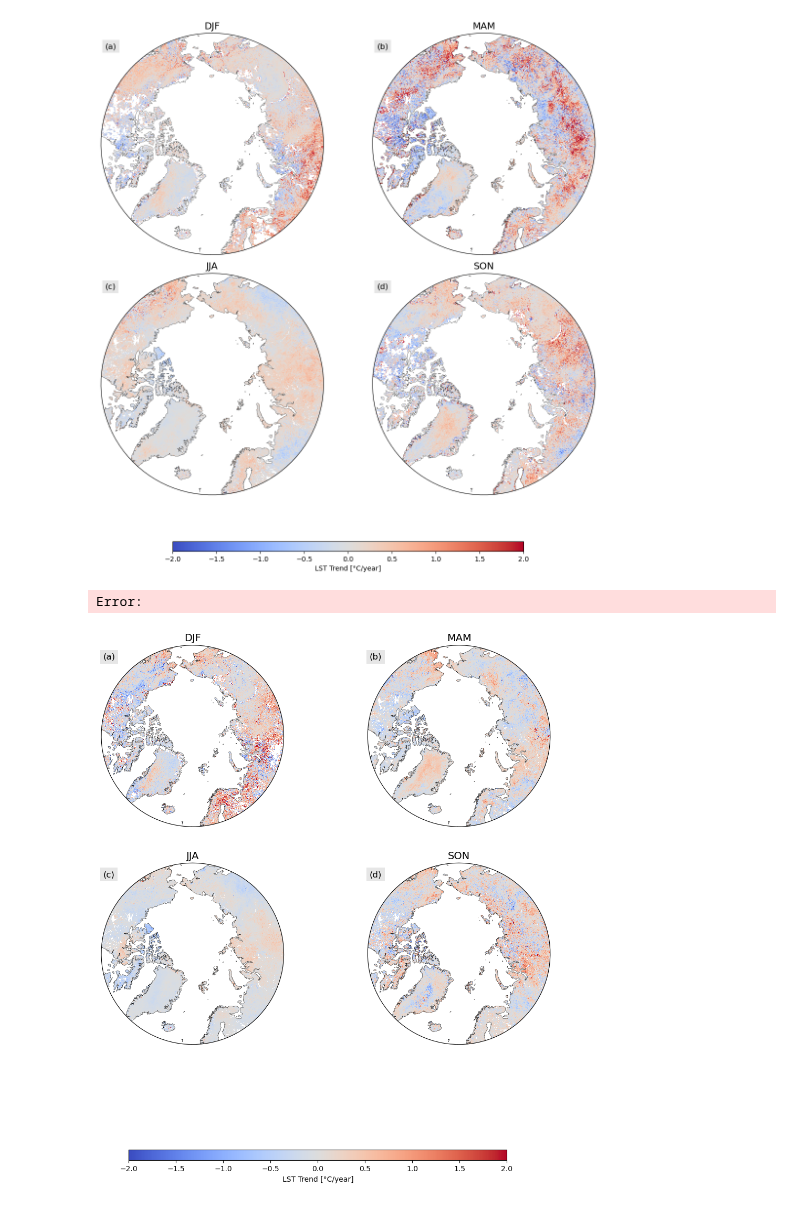
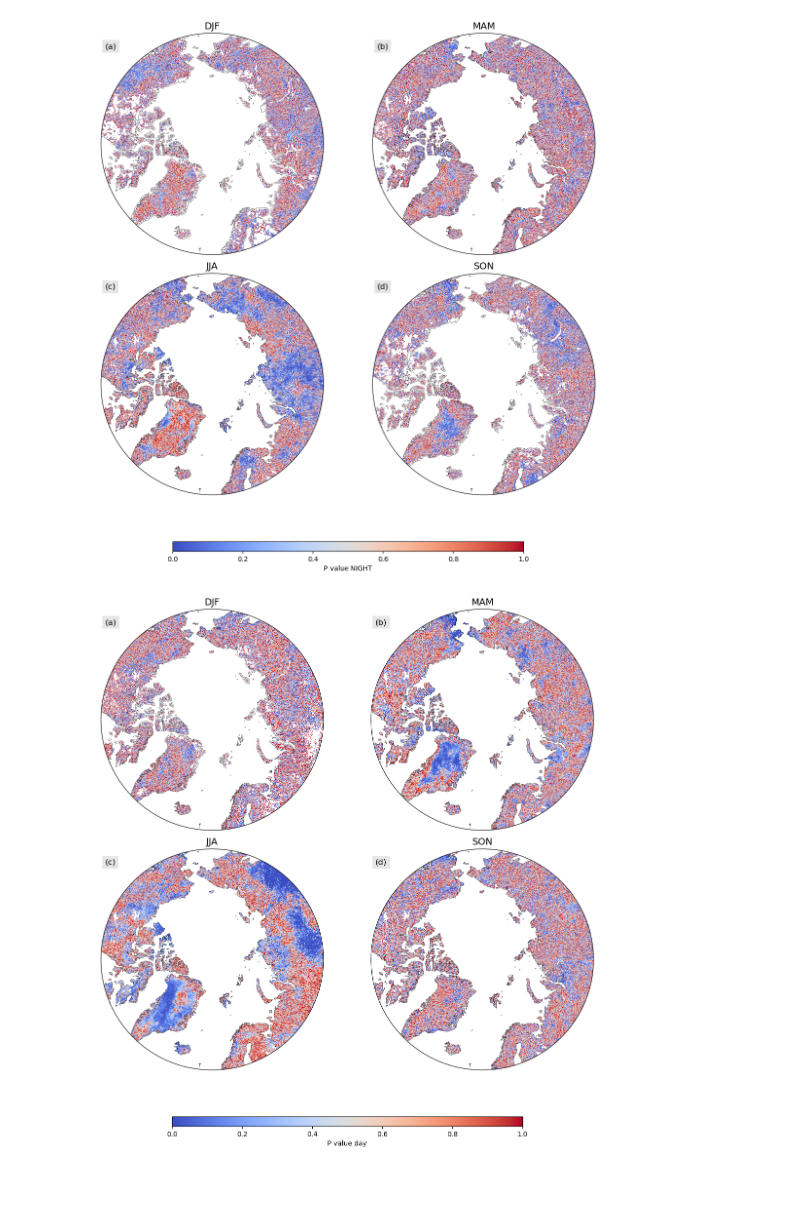
Before and after one commit to soniajdupuis/LST_4_CloudsDyn, a Jupyter notebook: plot_p_val.ipynb, the cells around one changed output. Cells and saved outputs as stored; diff of their text form; code cells hidden in the pictures.

Commit message:
p vals plots

```diff
--- a/plot_p_val.ipynb
+++ b/plot_p_val.ipynb
@@ -18,10 +18,10 @@ import cartopy.crs as ccrs
 # %%
 # --- load datasets ---
 files = {
-    'DJF': xr.open_dataset('winter_trend.nc'),
-    'MAM': xr.open_dataset('spring_trend_night.nc'),
-    'JJA': xr.open_dataset('summer_trend_night.nc'),
-    'SON': xr.open_dataset('fall_trend_night.nc'),
+    'DJF': xr.open_dataset('winter_p_val_night.nc'),
+    'MAM': xr.open_dataset('spring_p_val_night.nc'),
+    'JJA': xr.open_dataset('summer_p_val_night.nc'),
+    'SON': xr.open_dataset('fall_p_val_night.nc'),
 }
 
 
@@ -30,11 +30,8 @@ files = {
 varname = list(files['DJF'].data_vars)[0]
 
 # --- compute common color scale ---
-vmin = -2
-vmax = 2
-
-vmax = max(abs(vmin), abs(vmax))
-vmin = -vmax
+vmin = 0
+vmax = 1
 
 proj = ccrs.NorthPolarStereo()
 
@@ -98,20 +95,19 @@ cbar = fig.colorbar(
     orientation='horizontal'
 )
 
-cbar.set_label('LST Trend [°C/year]')
+cbar.set_label('P value NIGHT')
 
 plt.tight_layout()
-plt.savefig('seasonal_trends_night.png', dpi=300, pad_inches=0.2)
+plt.savefig('seasonal_p_values_night.png', dpi=300, pad_inches=0.2)
 # %% [output]
-[figure, old version]
+[figure, new version]
-Error:
 # %%
 # --- load datasets ---
 files = {
-    'DJF': xr.open_dataset('winter_trend_DAY.nc'),
-    'MAM': xr.open_dataset('spring_trend_day.nc'),
-    'JJA': xr.open_dataset('summer_trend_day.nc'),
-    'SON': xr.open_dataset('fall_trend_day.nc'),
+    'DJF': xr.open_dataset('winter_p_val_DAY.nc'),
+    'MAM': xr.open_dataset('spring_p_val_DAY.nc'),
+    'JJA': xr.open_dataset('summer_p_val_DAY.nc'),
+    'SON': xr.open_dataset('fall_p_val_DAY.nc'),
 }
 
 
@@ -120,11 +116,9 @@ files = {
 varname = list(files['DJF'].data_vars)[0]
 
 # --- compute common color scale ---
-vmin = -2
-vmax = 2
+vmin = 0
+vmax = 1
 
-vmax = max(abs(vmin), abs(vmax))
-vmin = -vmax
 
 proj = ccrs.NorthPolarStereo()
 
@@ -163,34 +157,34 @@ for season, lab in zip(seasons, labels):
     ax.set_extent([-180, 180, 60, 90], crs=ccrs.PlateCarree())
     ax.set_boundary(circle, transform=ax.transAxes)
     ax.coastlines(linewidth=0.3)
 
     ax.set_title(season, fontsize=14)
 
 # --- panel labels ---
 for lab, ax in axs.items():
     trans = mtransforms.ScaledTranslation(-10/72, 2/72, fig.dpi_scale_trans)
     ax.text(
         0.05, 0.95, lab,
         transform=ax.transAxes + trans,
         fontsize=12,
         verticalalignment='top',
         bbox=dict(facecolor='0.9', edgecolor='none')
     )
 
 fig.subplots_adjust(bottom=0.12)
 
 # --- colorbar ---
 cbar_ax = fig.add_axes([0.2, -0.1, 0.6, 0.02])
 
 cbar = fig.colorbar(
     mappable,
     cax=cbar_ax,
     orientation='horizontal'
 )
 
-cbar.set_label('LST Trend [°C/year]')
+cbar.set_label('P value day')
 
-#plt.tight_layout()
-plt.savefig('seasonal_trends_day.png', dpi=300)
+plt.tight_layout()
+plt.savefig('seasonal_p_val_day.png', dpi=300)
 # %% [output]
-[figure, old version]
+[figure, new version]
```
